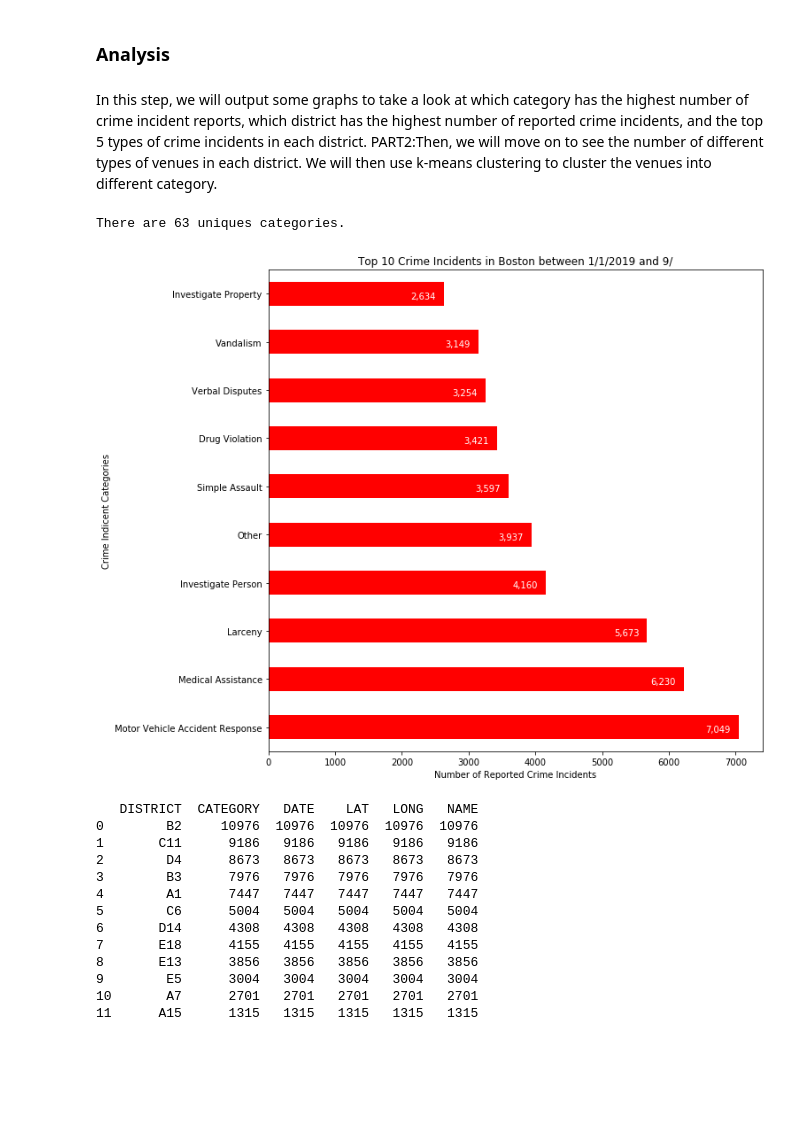
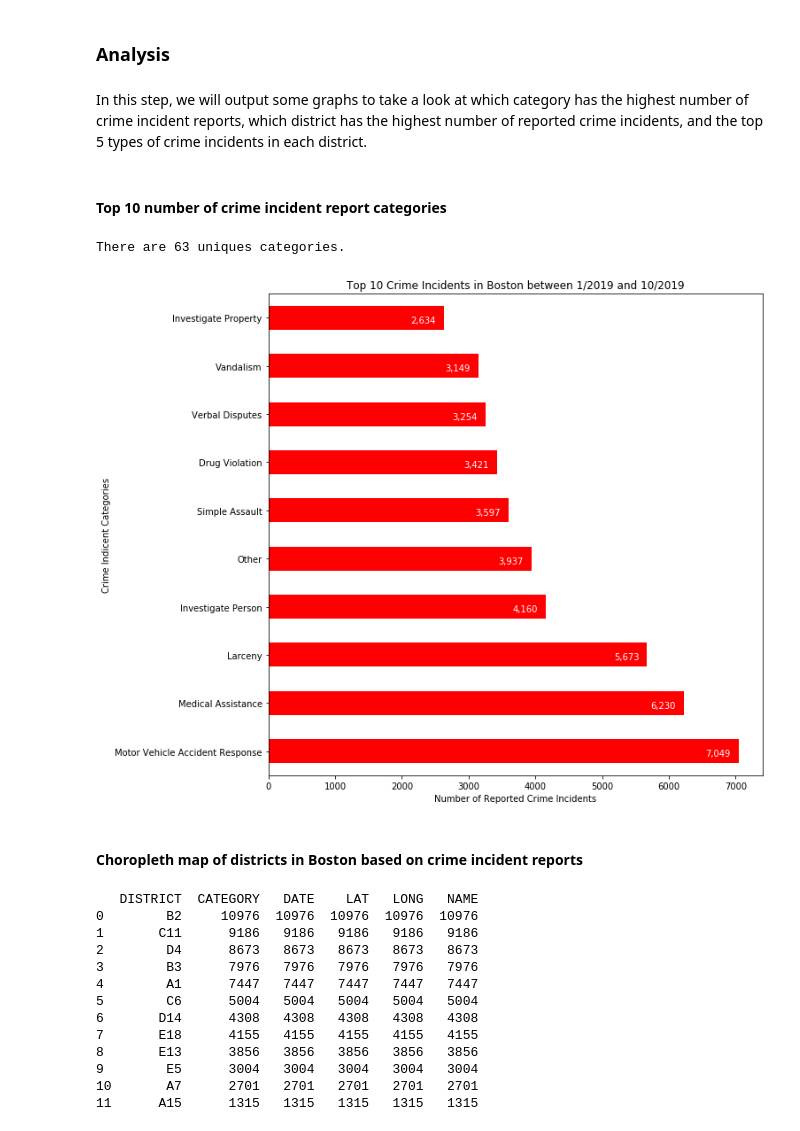
Before and after one commit to bcjwong/Coursera_Capstone, a Jupyter notebook: Applied Data Science Capstone Project.ipynb, the cells around one changed output. Cells and saved outputs as stored; diff of their text form; code cells hidden in the pictures; blank space fills up the shorter version.

```diff
--- a/Applied Data Science Capstone Project.ipynb
+++ b/Applied Data Science Capstone Project.ipynb
@@ -22,10 +25,10 @@ import folium # map rendering library
 # %%
 # Read in csv files into dataframe
 crime_file = 'boston_crimerate.csv'
-bos_district = 'boston_district.csv'
+bos_district_file = 'boston_district.csv'
 
-df_district = pd.read_csv(bos_district)
-df_district = df_district.drop(['Lat', 'Long'], axis=1)
+bos_district = pd.read_csv(bos_district_file)
+df_district = bos_district.drop(['Lat', 'Long'], axis=1)
 
 df_crime = pd.read_csv(crime_file)
 print(df_crime.shape)
@@ -149,32 +113,35 @@ df
 ### Analysis
 # %% [markdown]
 In this step, we will output some graphs to take a look at which category has the highest number of crime incident reports, which district has the highest number of reported crime incidents, and the top 5 types of crime incidents in each district.
-PART2:Then, we will move on to see the number of different types of venues in each district. We will then use k-means clustering to cluster the venues into different category.
+# %% [markdown]
+#### Top 10 number of crime incident report categories
 # %%
 # Top 10 highest number of crime categories
 print('There are {} uniques categories.'.format(len(df['CATEGORY'].unique())))
 crime_category = df.groupby('CATEGORY').count()
 crime_category.sort_values(by='DISTRICT', ascending=False, inplace=True)
 crime_top10 = crime_category['DISTRICT'].head(10)
 # print(crime_top10)
 
 
 crime_top10.plot(kind='barh', figsize=(10, 10), color='RED')
 plt.xlabel('Number of Reported Crime Incidents')
 plt.ylabel('Crime Indicent Categories')
-plt.title('Top 10 Crime Incidents in Boston between 1/1/2019 and 9/')
+plt.title('Top 10 Crime Incidents in Boston between 1/2019 and 10/2019')
 
 for index, value in enumerate(crime_top10):
     label = format(int(value), ',') # format int with commas
 
     # place text at the end of bar (subtracting 47000 from x, and 0.1 from y to make it fit within the bar)
     plt.annotate(label, xy=(value - 500, index - 0.10), color='white')
 
 
 plt.show()
 # %% [output]
 There are 63 uniques categories.
-[figure, old version]
+[figure, new version]
+# %% [markdown]
+#### Choropleth map of districts in Boston based on crime incident reports
 # %%
 # Crime Incident reports in each district: choropleth map for visualization
 district_crime = df.groupby('DISTRICT').count()
```
Also changed, not shown: parts of 39 cells of this notebook.
